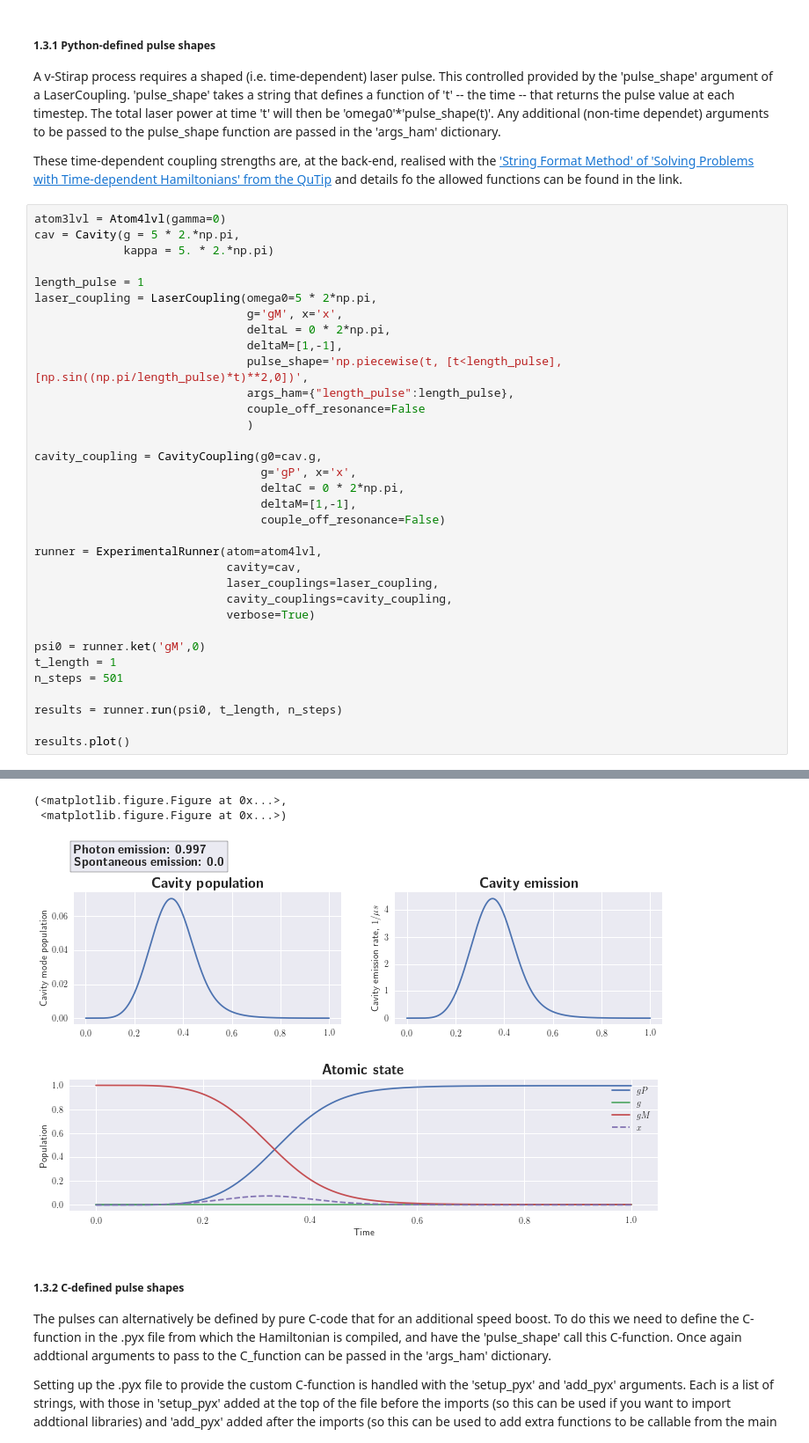
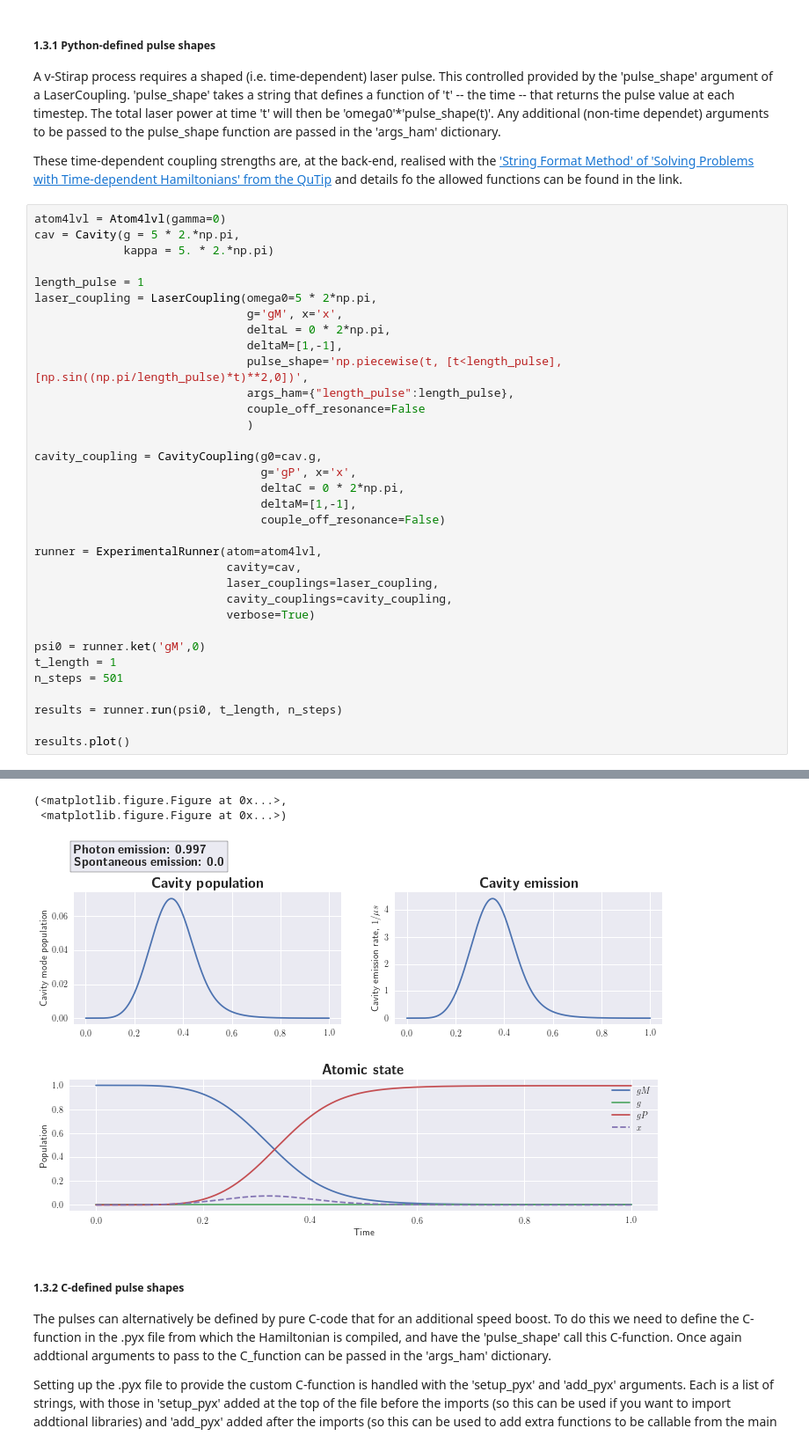
Before and after one commit to tomdbar/rb-cqed, a Jupyter notebook: notebooks-runner-demos/1-simple-4lvl-atom.ipynb, the cells around one changed output, grey strips where cells are left out. Shown at 88% size. Saved outputs shown, nothing was run; the diff lists cells and outputs as text.

```diff
--- a/notebooks-runner-demos/1-simple-4lvl-atom.ipynb
+++ b/notebooks-runner-demos/1-simple-4lvl-atom.ipynb
@@ -245,7 +248,7 @@ A v-Stirap process requires a shaped (i.e. time-dependent) laser pulse.  This co
 
 These time-dependent coupling strengths are, at the back-end, realised with the ['String Format Method' of 'Solving Problems with Time-dependent Hamiltonians' from the QuTip](http://qutip.org/docs/latest/guide/dynamics/dynamics-time.html) and details fo the allowed functions can be found in the link.
 # %%
-atom3lvl = Atom4lvl(gamma=0)
+atom4lvl = Atom4lvl(gamma=0)
 cav = Cavity(g = 5 * 2.*np.pi,
              kappa = 5. * 2.*np.pi)
 
@@ -285,7 +288,7 @@ Running simulation with 501 timesteps...finished in 0.126 seconds
 (<matplotlib.figure.Figure at 0x...>,
  <matplotlib.figure.Figure at 0x...>)
 [figure]
-[figure, old version]
+[figure, new version]
 # %% [markdown]
 ##### 1.3.2 C-defined pulse shapes
 <a id='sec_1_3_2'></a>
```
Also changed, not shown: parts of 20 cells of this notebook, 2 other files.
